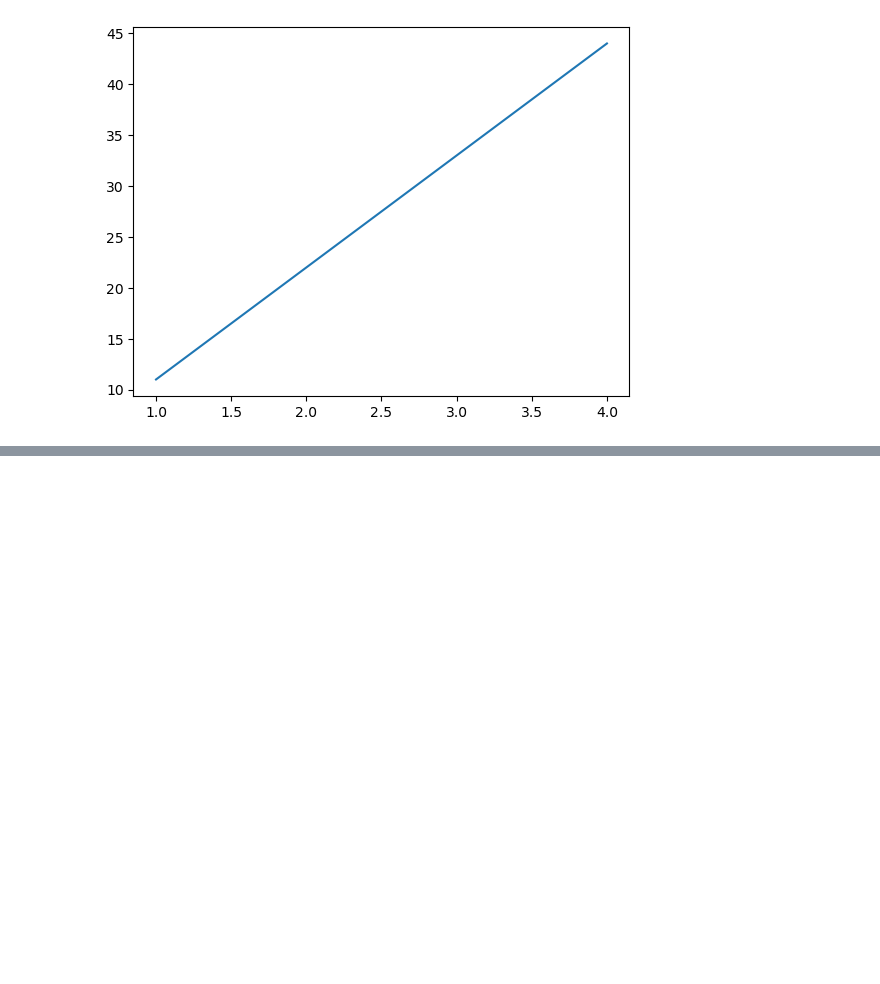
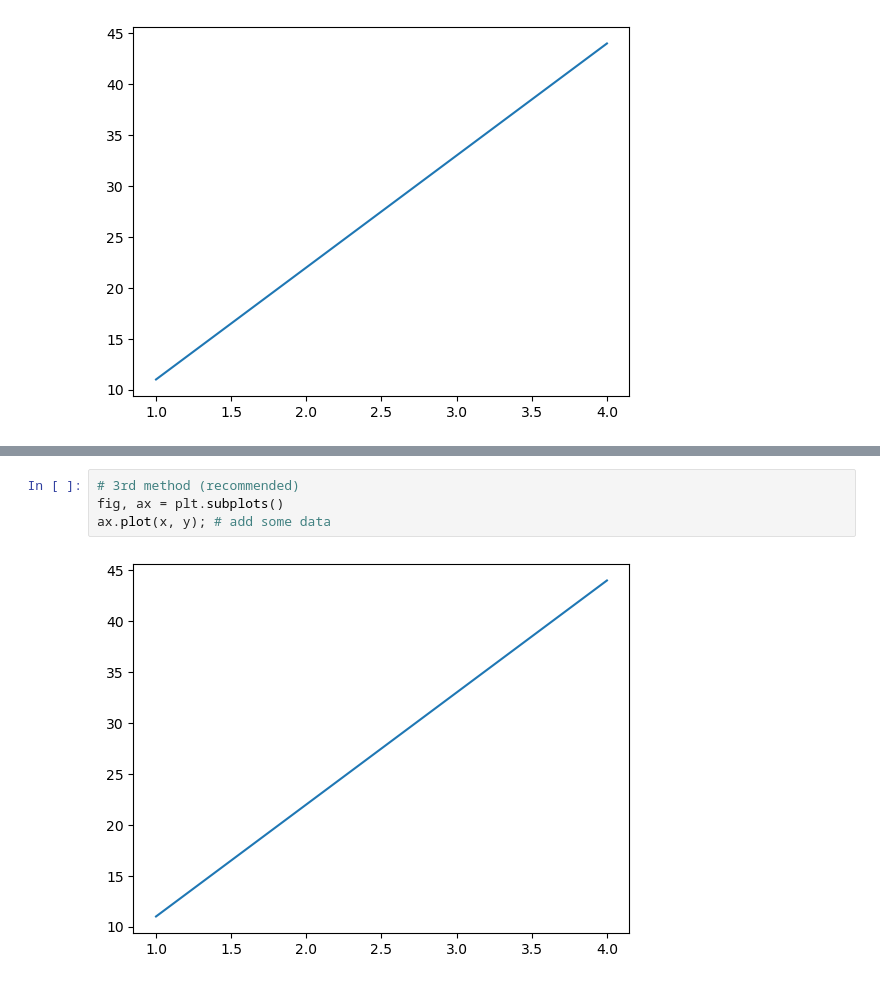
Before and after one commit to ChidiebubeUgwunweze/Machine-Learning-Data-Science-Learning, a Jupyter notebook: sample_project/introduction-to-matplotlib.ipynb, the cells around one changed output, grey strips where cells are left out. Saved outputs shown, nothing was run; the diff lists cells and outputs as text; blank space fills up the shorter version.

```diff
--- a/sample_project/introduction-to-matplotlib.ipynb
+++ b/sample_project/introduction-to-matplotlib.ipynb
@@ -31,0 +47,6 @@ plt.plot(x, y);
+# %%
+# 3rd method (recommended)
+fig, ax = plt.subplots()
+ax.plot(x, y); # add some data
+# %% [output]
+[figure, added]
```
Also changed, not shown: parts of 18 cells of this notebook, 2 other files.
